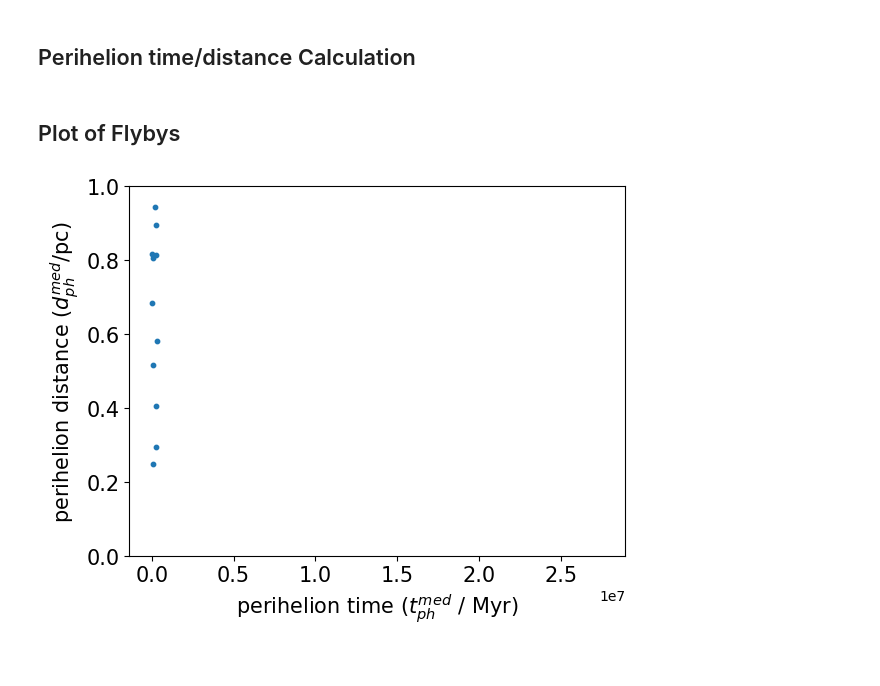
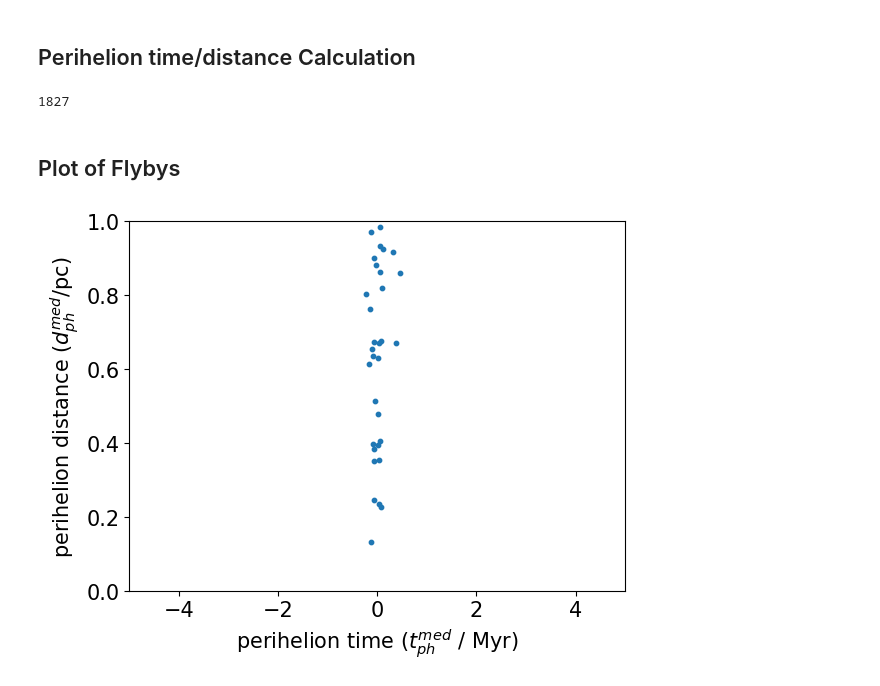
Before and after one commit to emcarthur123/Gaia-Data-Stellar-Flybys, a Jupyter notebook: lowvtan.ipynb, the cells around one changed output. Drawn from its saved outputs; the diff is of its cells as text; code cells hidden in the pictures.

Commit message:
Low Vtam and Flyby Rate made time and distance calculations on the low vtan sample. Then did a crude calculation of the rate of stellar flybys per mega year.

```diff
--- a/lowvtan.ipynb
+++ b/lowvtan.ipynb
@@ -56,5 +208,6 @@ Table length=1827
 # %%
-Rvel = np.random.rand(1827)*100
+## generates a random distribution of 1827 values
+Rvel = np.random.randn(1827)*100
 # %%
 Rvel
 # %% [output]
@@ -92,34 +245,38 @@ plt.show()
 name = np.asarray(low_vtan['name'])
 
 #radial velocity
-rv = -Rvel
+rv = Rvel
 
 # Kinematic values
 Pmtot = np.asarray(low_vtan['PMTOT'])
 Vtan = np.asarray(low_vtan['Vtan'])
 plx = np.asarray(low_vtan['plx_formula'])
-vtot = (np.sqrt(Vtan**2+Rvel**2))
+vtot = (np.sqrt(Vtan**2+rv**2))
 # %%
 c1 = 0.9779*10**9
 c2 = 4.74047
 
-t = (-c1*(1/plx)*(rv/vtot**2))
-d = 10**3*(1/plx)*(Vtan/vtot)
+norm_dist_t = (-c1*(1/plx)*(rv/vtot**2))/10**6
+norm_dist_d = 10**3*(1/plx)*(Vtan/vtot)
+# %%
+len(rv)
+# %% [output]
+1827
 # %% [markdown]
 ## Plot of Flybys
 # %%
-plt.scatter(t,d, 10)
+plt.scatter(norm_dist_t,norm_dist_d, 10)
 
-#xmin, xmax = plt.xlim(0,5)
+xmin, xmax = plt.xlim(-5,5)
 ymin, ymax = plt.ylim(0,1)
 
 plt.xlabel("perihelion time ($t^{med}_{ph}$ / Myr)", fontsize = 15)
 plt.ylabel("perihelion distance ($d^{med}_{ph}$/pc)", fontsize = 15)
 
 plt.xticks(fontsize = 15)
 plt.yticks(fontsize = 15)
 
 plt.show()
 # %% [output]
-[figure, old version]
+[figure, new version]
 # %%
```
Also changed, not shown: parts of 71 cells of this notebook, 2 other files.
